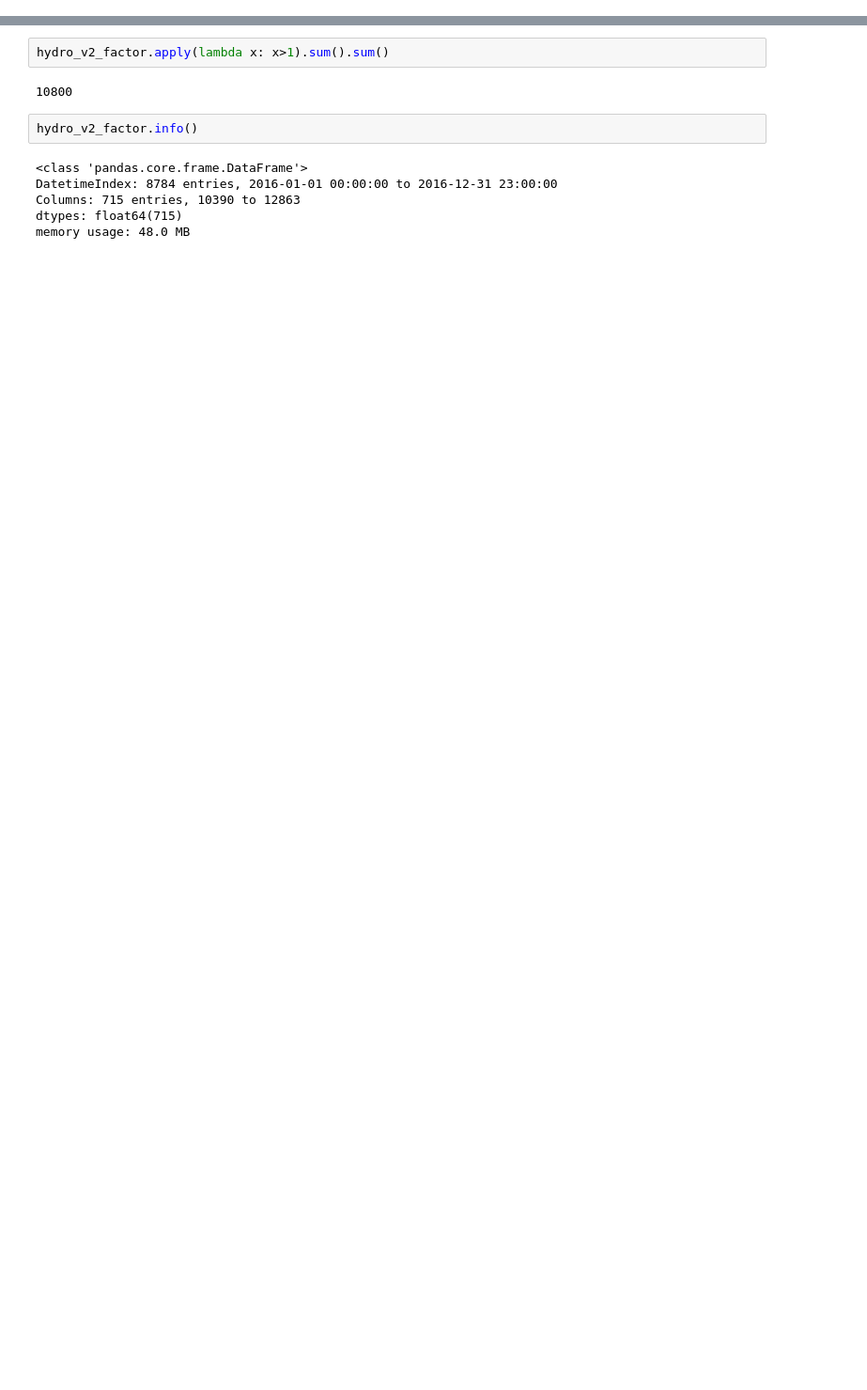
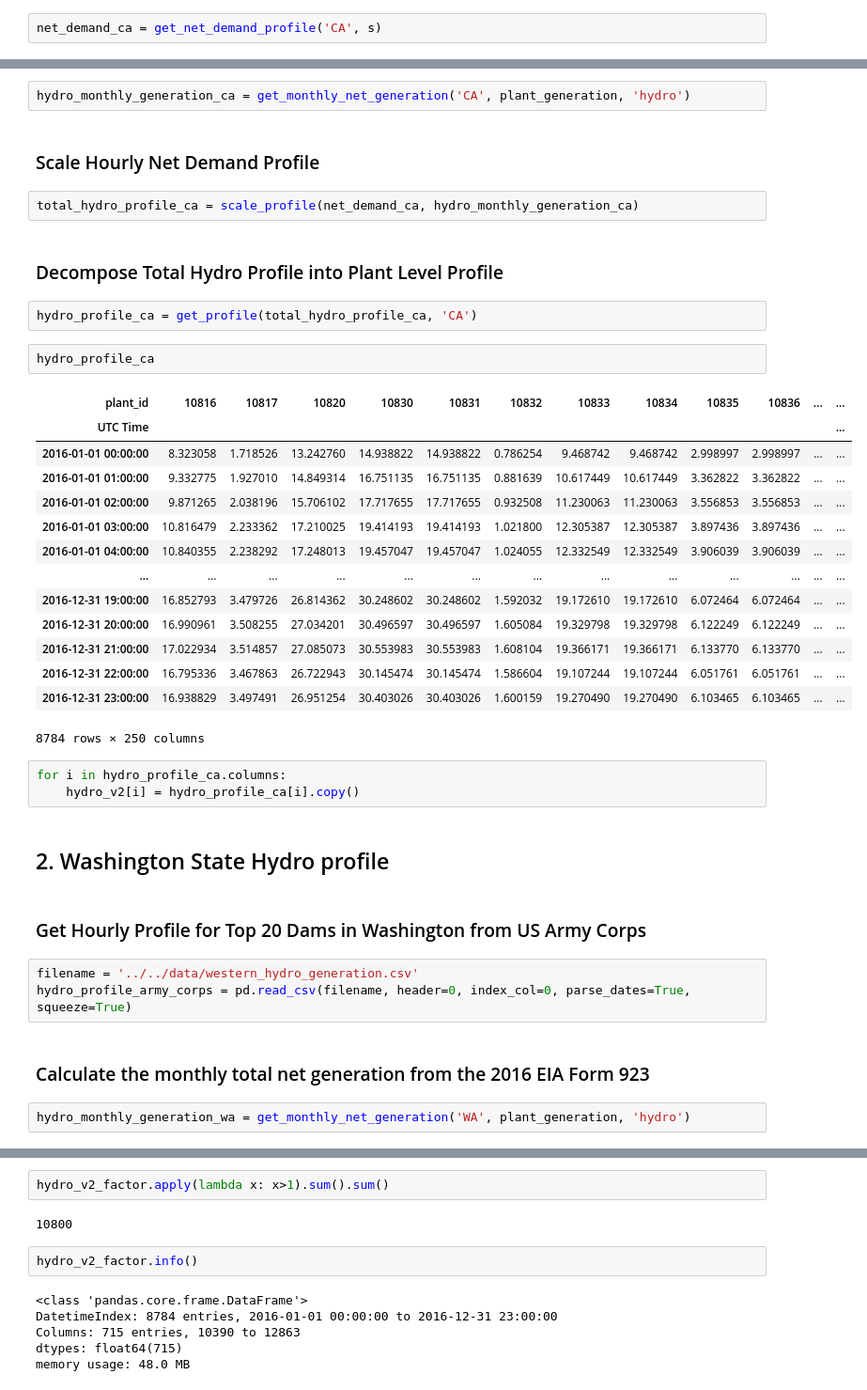
Before and after one commit to Breakthrough-Energy/PreREISE, a Jupyter notebook: prereise/gather/hydrodata/eia/demo/western_hydro_v2_demo.ipynb, the cells around one changed output, grey strips where cells are left out. Shown at 94% size. Cells and saved outputs as stored; diff of their text form; blank space fills up the shorter version.

```diff
--- a/prereise/gather/hydrodata/eia/demo/western_hydro_v2_demo.ipynb
+++ b/prereise/gather/hydrodata/eia/demo/western_hydro_v2_demo.ipynb
@@ -171,0 +53,2 @@ hydro_v2.to_csv('western_hydro_v2_reference.csv')
+# %%
+net_demand_ca = get_net_demand_profile('CA', s)
@@ -171,0 +61,41 @@ hydro_v2.to_csv('western_hydro_v2_reference.csv')
+# %%
+hydro_monthly_generation_ca = get_monthly_net_generation('CA', plant_generation, 'hydro')
+# %% [markdown]
+### Scale Hourly Net Demand Profile
+# %%
+total_hydro_profile_ca = scale_profile(net_demand_ca, hydro_monthly_generation_ca)
+# %% [markdown]
+### Decompose Total Hydro Profile into Plant Level Profile
+# %%
+hydro_profile_ca = get_profile(total_hydro_profile_ca, 'CA')
+# %%
+hydro_profile_ca
+# %% [output]
+| plant_id | 10816 | 10817 | 10820 | 10830 | 10831 | 10832 | 10833 | 10834 | 10835 | 10836 | ... | ... |
+| UTC Time |  |  |  |  |  |  |  |  |  |  |  | ... |
+| 2016-01-01 00:00:00 | 8.323058 | 1.718526 | 13.242760 | 14.938822 | 14.938822 | 0.786254 | 9.468742 | 9.468742 | 2.998997 | 2.998997 | ... | ... |
+| 2016-01-01 01:00:00 | 9.332775 | 1.927010 | 14.849314 | 16.751135 | 16.751135 | 0.881639 | 10.617449 | 10.617449 | 3.362822 | 3.362822 | ... | ... |
+| 2016-01-01 02:00:00 | 9.871265 | 2.038196 | 15.706102 | 17.717655 | 17.717655 | 0.932508 | 11.230063 | 11.230063 | 3.556853 | 3.556853 | ... | ... |
+| 2016-01-01 03:00:00 | 10.816479 | 2.233362 | 17.210025 | 19.414193 | 19.414193 | 1.021800 | 12.305387 | 12.305387 | 3.897436 | 3.897436 | ... | ... |
+| 2016-01-01 04:00:00 | 10.840355 | 2.238292 | 17.248013 | 19.457047 | 19.457047 | 1.024055 | 12.332549 | 12.332549 | 3.906039 | 3.906039 | ... | ... |
+| ... | ... | ... | ... | ... | ... | ... | ... | ... | ... | ... | ... | ... |
+| 2016-12-31 19:00:00 | 16.852793 | 3.479726 | 26.814362 | 30.248602 | 30.248602 | 1.592032 | 19.172610 | 19.172610 | 6.072464 | 6.072464 | ... | ... |
+| 2016-12-31 20:00:00 | 16.990961 | 3.508255 | 27.034201 | 30.496597 | 30.496597 | 1.605084 | 19.329798 | 19.329798 | 6.122249 | 6.122249 | ... | ... |
+| 2016-12-31 21:00:00 | 17.022934 | 3.514857 | 27.085073 | 30.553983 | 30.553983 | 1.608104 | 19.366171 | 19.366171 | 6.133770 | 6.133770 | ... | ... |
+| 2016-12-31 22:00:00 | 16.795336 | 3.467863 | 26.722943 | 30.145474 | 30.145474 | 1.586604 | 19.107244 | 19.107244 | 6.051761 | 6.051761 | ... | ... |
+| 2016-12-31 23:00:00 | 16.938829 | 3.497491 | 26.951254 | 30.403026 | 30.403026 | 1.600159 | 19.270490 | 19.270490 | 6.103465 | 6.103465 | ... | ... |
+8784 rows × 250 columns
+# %%
+for i in hydro_profile_ca.columns:
+    hydro_v2[i] = hydro_profile_ca[i].copy()
+# %% [markdown]
+## 2. Washington State Hydro profile
+# %% [markdown]
+### Get Hourly Profile for Top 20 Dams in Washington from US Army Corps
+# %%
+filename = '../../data/western_hydro_generation.csv'
+hydro_profile_army_corps = pd.read_csv(filename, header=0, index_col=0, parse_dates=True, squeeze=True)
+# %% [markdown]
+### Calculate the monthly total net generation from the 2016 EIA Form 923
+# %%
+hydro_monthly_generation_wa = get_monthly_net_generation('WA', plant_generation, 'hydro')
```
Also changed, not shown: parts of 71 cells of this notebook, 2 other files.
